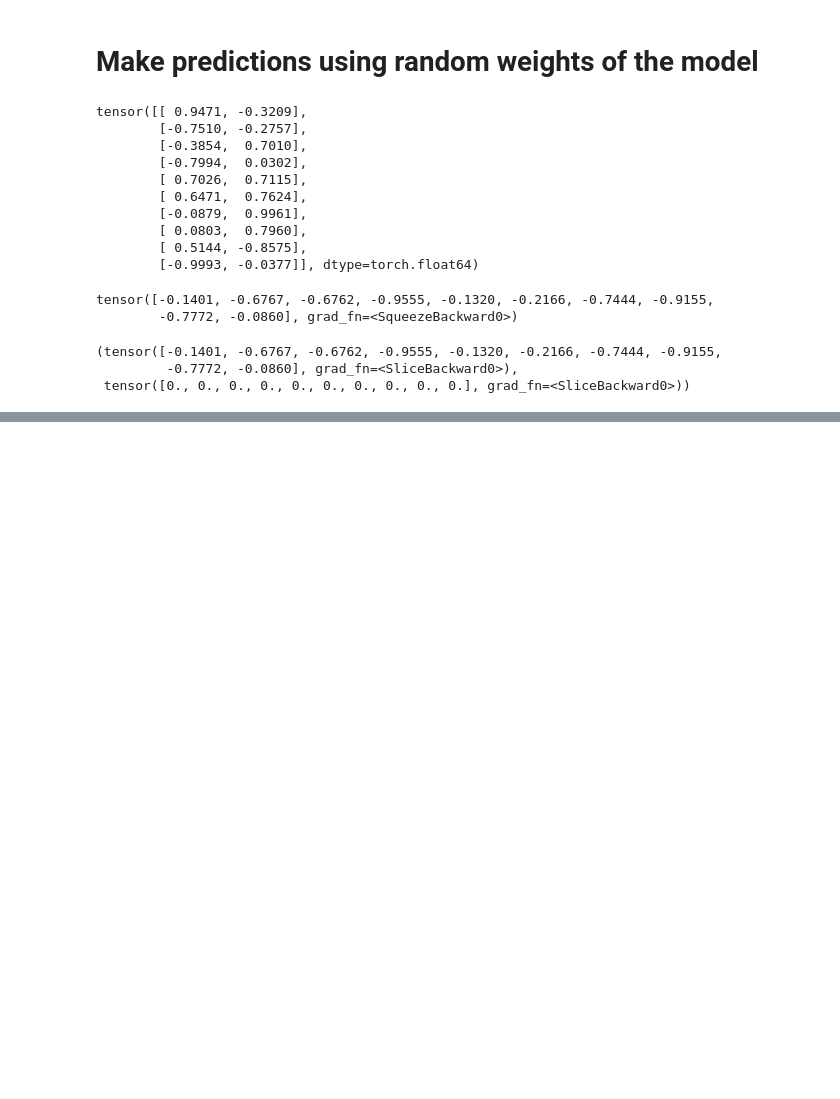
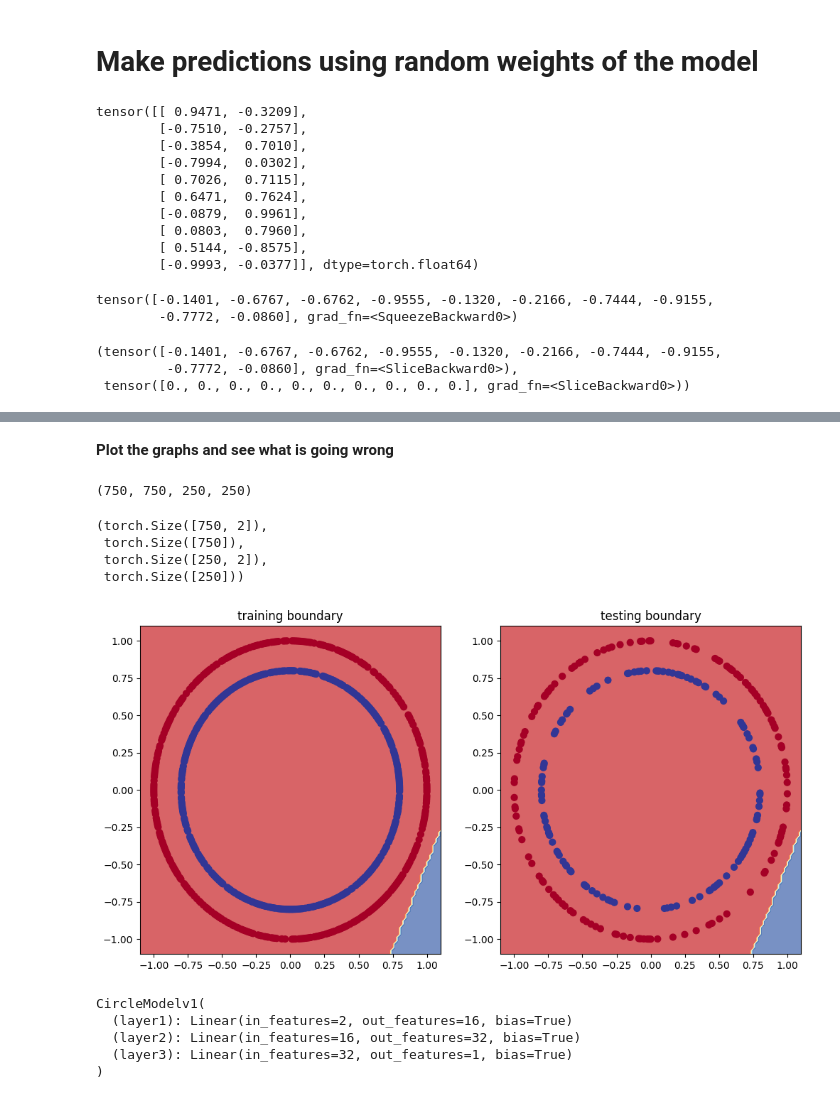
Before and after one commit to saivenkatreddy29/Pytorch-Learning, a Jupyter notebook: Pytorch_Classification.ipynb, the cells around one changed output, grey strips where cells are left out. Cells and saved outputs as stored; diff of their text form; code cells hidden in the pictures; blank space fills up the shorter version.

```diff
--- a/Pytorch_Classification.ipynb
+++ b/Pytorch_Classification.ipynb
@@ -138,7 +138,7 @@ for epoch in range(epochs):
   train_loss.backward()
 
   # train accuracy
-  train_accuracy = accuracy(train_preds, y_train)
+  train_accuracy = accuracy(y_train, train_preds)
 
   ## Testing loop
 
@@ -150,3 +150,9 @@ for epoch in range(epochs):
 
     # loss calculation
     test_loss = loss(test_logits,y_test)
+
+    test_accuracy = accuracy(y_test, test_preds)
+  if epoch % 10 == 0:
+    print(f'for {epoch} epoch, training loss : {train_loss:.2f}, training accuracy: {train_accuracy: .2f}')
+    print(f'for {epoch} epoch, testing loss : {test_loss: .2f}, testing accuracy: {test_accuracy: .2f}')
+    print('\n')
@@ -152,0 +177,2 @@ for epoch in range(epochs):
+# %% [markdown]
+**Plot the graphs and see what is going wrong**
@@ -152,0 +189,11 @@ for epoch in range(epochs):
+# %%
+len(X_train), len(y_train), len(X_test), len(y_test)
+# %% [output]
+(750, 750, 250, 250)
+# %%
+X_train.shape, y_train.shape, X_test.shape, y_test.shape
+# %% [output]
+(torch.Size([750, 2]),
+ torch.Size([750]),
+ torch.Size([250, 2]),
+ torch.Size([250]))
@@ -152,0 +202,11 @@ for epoch in range(epochs):
+# %%
+from helper_functions import plot_predictions, plot_decision_boundary
+plt.figure(figsize = (12,6))
+plt.subplot(1,2,1)
+plt.title('training boundary')
+plot_decision_boundary(model0, X_train, y_train)
+plt.subplot(1,2,2)
+plt.title('testing boundary')
+plot_decision_boundary(model0, X_test, y_test)
+# %% [output]
+[figure, added]
@@ -152,0 +226,9 @@ for epoch in range(epochs):
+# %%
+model1 = CircleModelv1().to(device)
+model1
+# %% [output]
+CircleModelv1(
+  (layer1): Linear(in_features=2, out_features=16, bias=True)
+  (layer2): Linear(in_features=16, out_features=32, bias=True)
+  (layer3): Linear(in_features=32, out_features=1, bias=True)
+)
```
Also changed, not shown: parts of 7 cells of this notebook.
